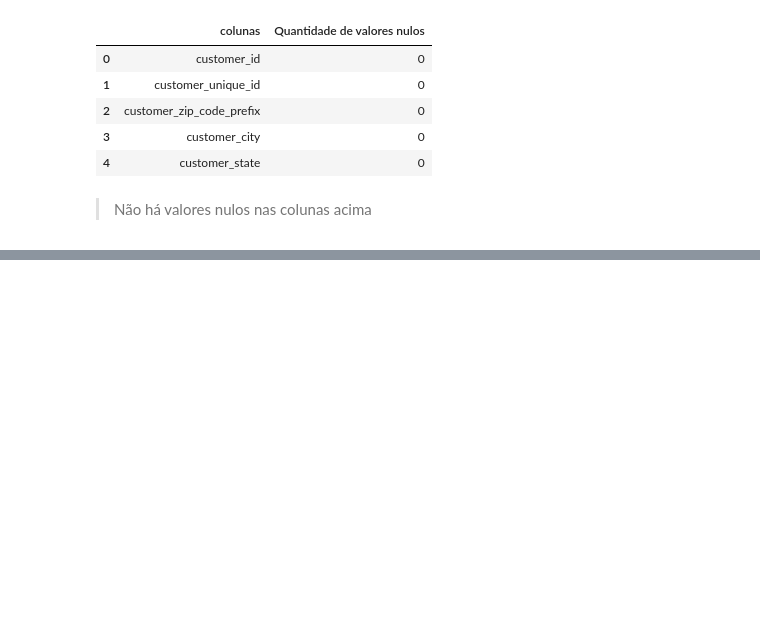
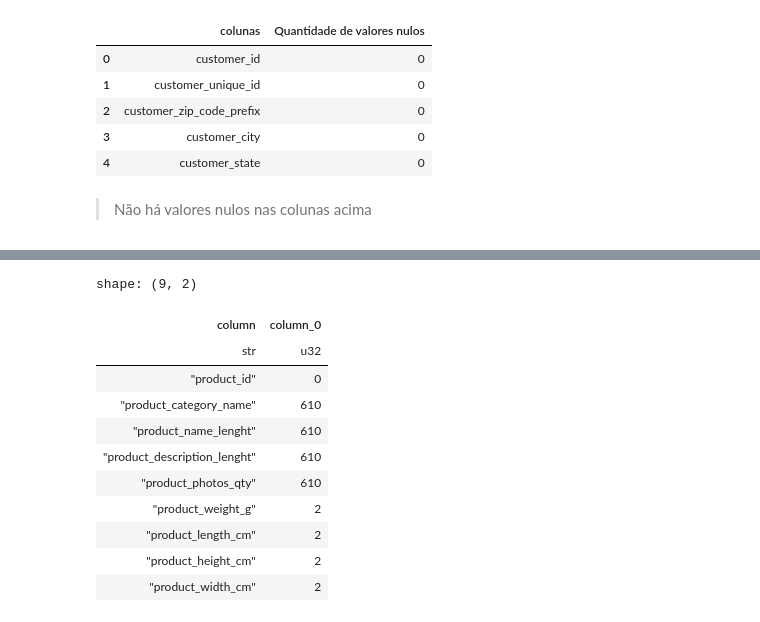
Before and after one commit to kaladabrio2020/ecommerce-brazil-dashboard-bi, a Jupyter notebook: limpeza_dados.ipynb, the cells around one changed output, grey strips where cells are left out. Saved outputs shown, nothing was run; the diff lists cells and outputs as text; code cells hidden in the pictures; blank space fills up the shorter version.

```diff
--- a/limpeza_dados.ipynb
+++ b/limpeza_dados.ipynb
@@ -104,0 +463,17 @@ cliente\
+# %%
+product.select(
+    pl.all().null_count()
+).transpose(include_header=True)
+# %% [output]
+shape: (9, 2)
+| column | column_0 |
+| str | u32 |
+| "product_id" | 0 |
+| "product_category_name" | 610 |
+| "product_name_lenght" | 610 |
+| "product_description_lenght" | 610 |
+| "product_photos_qty" | 610 |
+| "product_weight_g" | 2 |
+| "product_length_cm" | 2 |
+| "product_height_cm" | 2 |
+| "product_width_cm" | 2 |
```
Also changed, not shown: parts of 50 cells of this notebook, 8 other files.
